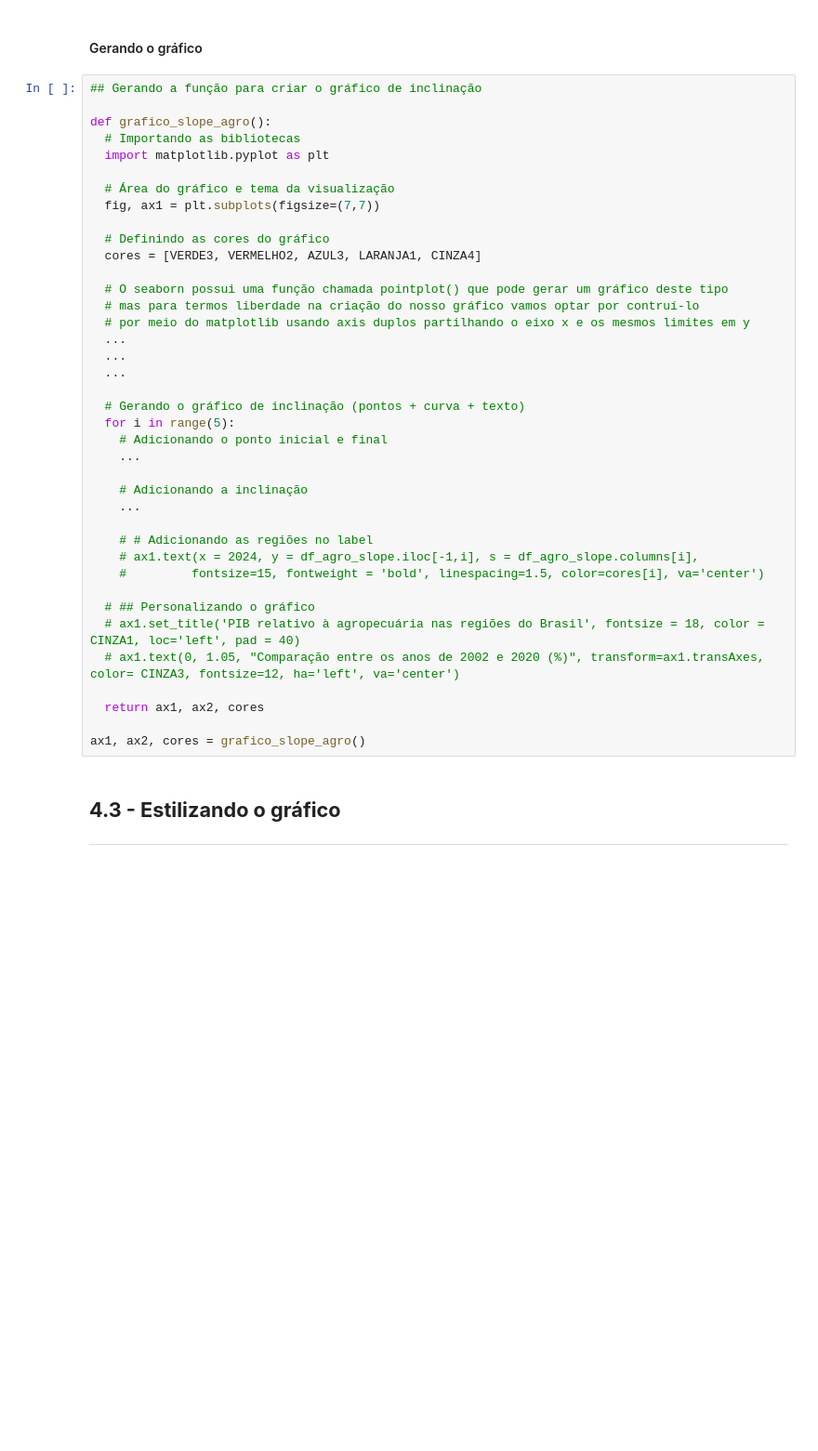
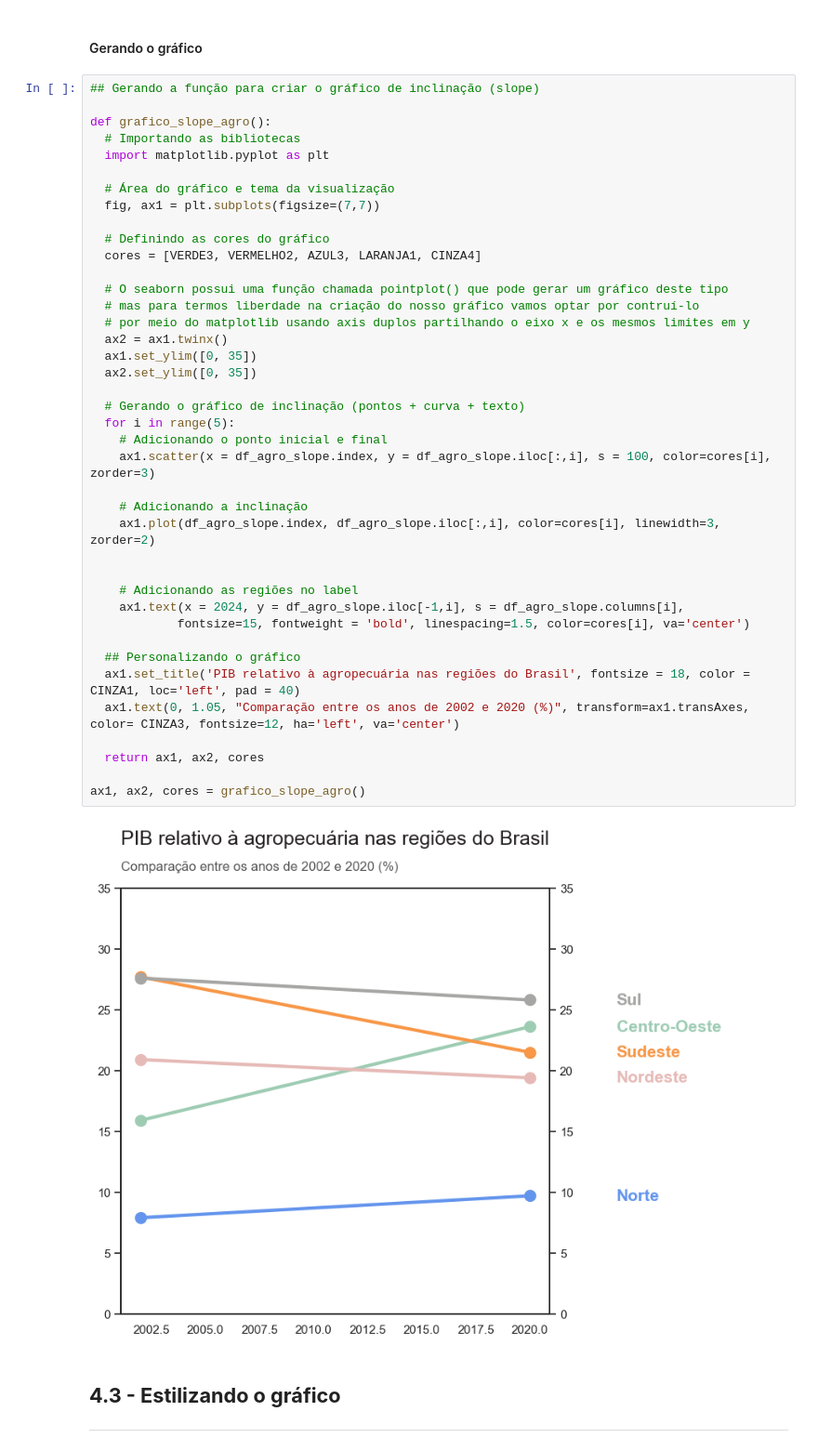
Before and after one commit to MoisesCoimbraQN/Carreira-Alura-Data-Science, a Jupyter notebook: Data_Visualization_Graficos_de_Composicao_e_Relacionamentos.ipynb, the cells around one changed output. Shown at 93% size. Cells and saved outputs as stored; diff of their text form; blank space fills up the shorter version.

```diff
--- a/Data_Visualization_Graficos_de_Composicao_e_Relacionamentos.ipynb
+++ b/Data_Visualization_Graficos_de_Composicao_e_Relacionamentos.ipynb
@@ -1006,44 +1020,47 @@ df_agro_slope.head()
 # %% [markdown]
 #### Gerando o gráfico
 # %%
-## Gerando a função para criar o gráfico de inclinação
+## Gerando a função para criar o gráfico de inclinação (slope)
 
 def grafico_slope_agro():
   # Importando as bibliotecas
   import matplotlib.pyplot as plt
 
   # Área do gráfico e tema da visualização
   fig, ax1 = plt.subplots(figsize=(7,7))
 
   # Definindo as cores do gráfico
   cores = [VERDE3, VERMELHO2, AZUL3, LARANJA1, CINZA4]
 
   # O seaborn possui uma função chamada pointplot() que pode gerar um gráfico deste tipo
   # mas para termos liberdade na criação do nosso gráfico vamos optar por contruí-lo
   # por meio do matplotlib usando axis duplos partilhando o eixo x e os mesmos limites em y
-  ...
-  ...
-  ...
+  ax2 = ax1.twinx()
+  ax1.set_ylim([0, 35])
+  ax2.set_ylim([0, 35])
 
   # Gerando o gráfico de inclinação (pontos + curva + texto)
   for i in range(5):
     # Adicionando o ponto inicial e final
-    ...
+    ax1.scatter(x = df_agro_slope.index, y = df_agro_slope.iloc[:,i], s = 100, color=cores[i], zorder=3)
 
     # Adicionando a inclinação
-    ...
+    ax1.plot(df_agro_slope.index, df_agro_slope.iloc[:,i], color=cores[i], linewidth=3, zorder=2)
 
-    # # Adicionando as regiões no label
-    # ax1.text(x = 2024, y = df_agro_slope.iloc[-1,i], s = df_agro_slope.columns[i],
-    #         fontsize=15, fontweight = 'bold', linespacing=1.5, color=cores[i], va='center')
 
-  # ## Personalizando o gráfico
-  # ax1.set_title('PIB relativo à agropecuária nas regiões do Brasil', fontsize = 18, color = CINZA1, loc='left', pad = 40)
-  # ax1.text(0, 1.05, "Comparação entre os anos de 2002 e 2020 (%)", transform=ax1.transAxes, color= CINZA3, fontsize=12, ha='left', va='center')
+    # Adicionando as regiões no label
+    ax1.text(x = 2024, y = df_agro_slope.iloc[-1,i], s = df_agro_slope.columns[i],
+            fontsize=15, fontweight = 'bold', linespacing=1.5, color=cores[i], va='center')
+
+  ## Personalizando o gráfico
+  ax1.set_title('PIB relativo à agropecuária nas regiões do Brasil', fontsize = 18, color = CINZA1, loc='left', pad = 40)
+  ax1.text(0, 1.05, "Comparação entre os anos de 2002 e 2020 (%)", transform=ax1.transAxes, color= CINZA3, fontsize=12, ha='left', va='center')
 
   return ax1, ax2, cores
 
 ax1, ax2, cores = grafico_slope_agro()
+# %% [output]
+[figure, added]
 # %% [markdown]
 ## **4.3 - Estilizando o gráfico**
 
```
Also changed, not shown: parts of 11 cells of this notebook.
